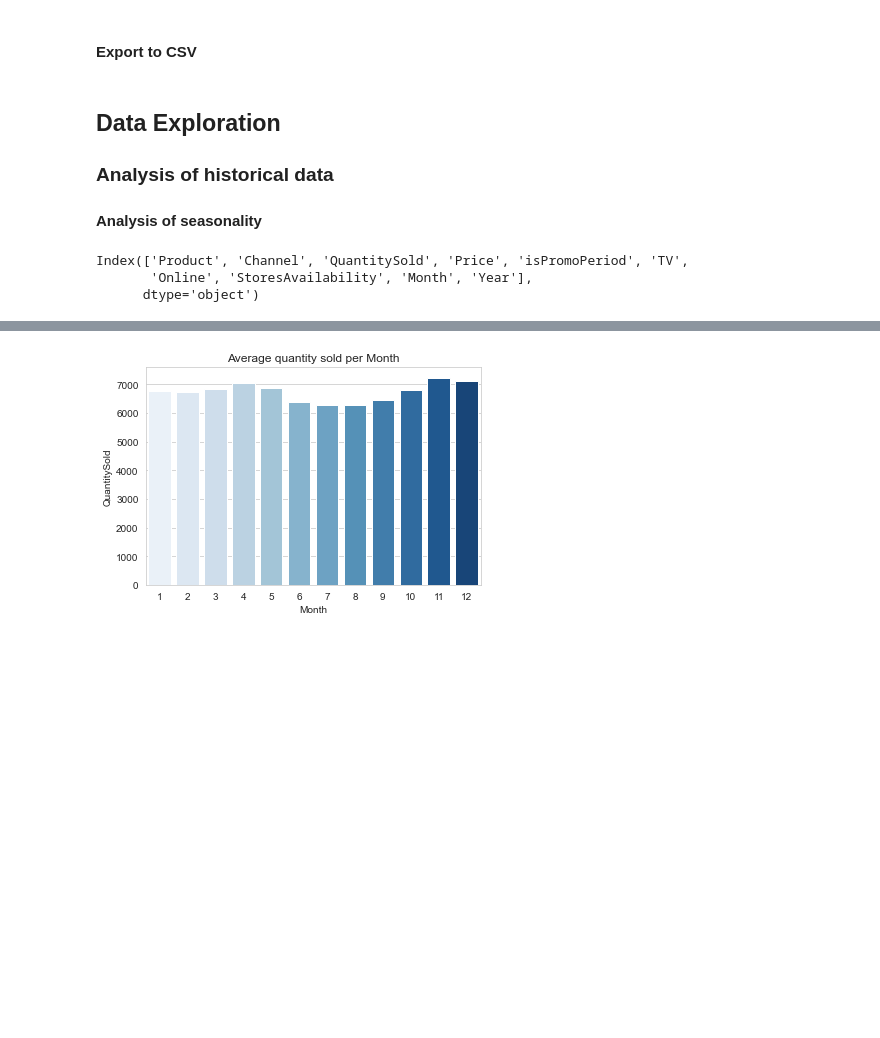
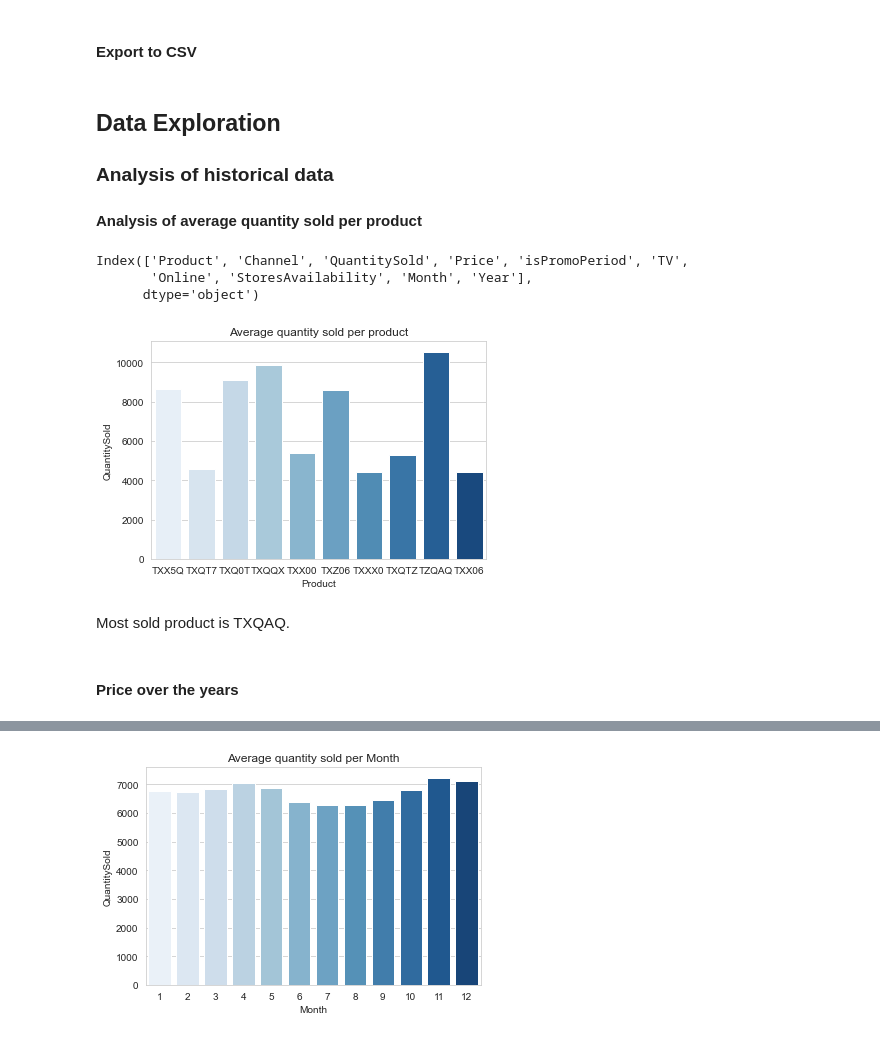
Before and after one commit to VeronikaFanous/BDF_Model, a Jupyter notebook: CS_BDF_VF.ipynb, the cells around one changed output, grey strips where cells are left out. Saved outputs shown, nothing was run; the diff lists cells and outputs as text; code cells hidden in the pictures; blank space fills up the shorter version.

```diff
--- a/CS_BDF_VF.ipynb
+++ b/CS_BDF_VF.ipynb
@@ -243,5 +233,5 @@ products.to_csv(r"C:\Users\devfano1\Documents\Privat\export_products_clean.csv",
 # %% [markdown]
 ## Data Exploration
 ### Analysis of historical data
-#### Analysis of seasonality
+#### Analysis of average quantity sold per product
 # %%
@@ -257,3 +247,13 @@ products.columns
 Index(['Product', 'Channel', 'QuantitySold', 'Price', 'isPromoPeriod', 'TV',
        'Online', 'StoresAvailability', 'Month', 'Year'],
       dtype='object')
+# %%
+ax = sns.barplot(x="Product", y="QuantitySold", data = products, ci=None, estimator = np.average, palette = 'Blues')
+ax.set_title("Average quantity sold per product")
+plt.show()
+# %% [output]
+[figure, added]
+# %% [markdown]
+Most sold product is TXQAQ.
+# %% [markdown]
+#### Price over the years
```
Also changed, not shown: parts of 40 cells of this notebook, 1 other file.
